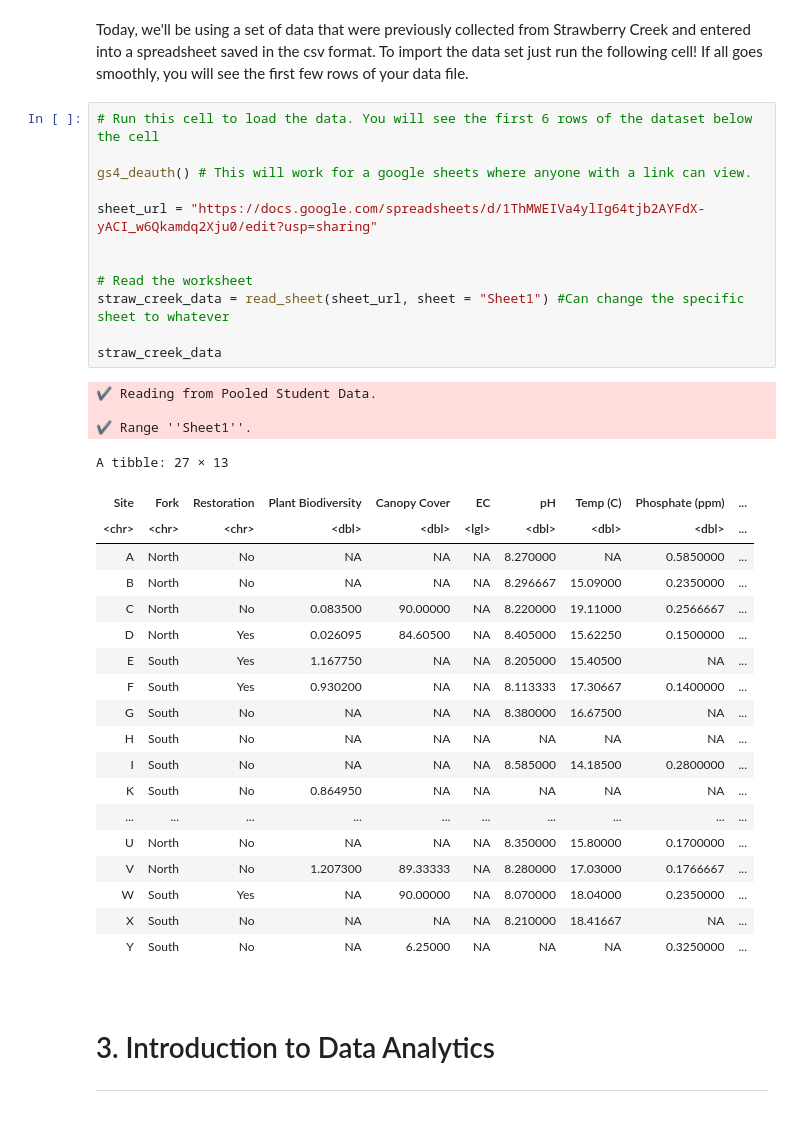
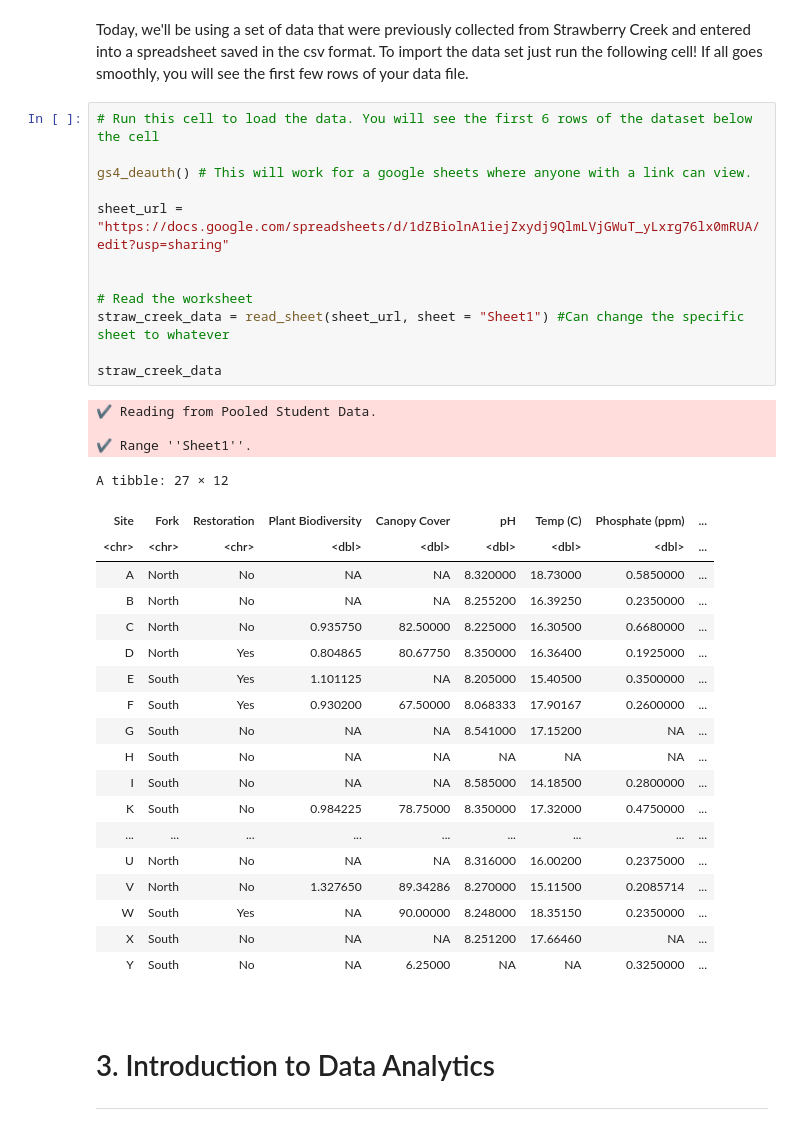
Before and after one commit to ds-modules/Bio-1B, a Jupyter notebook: Strawberry Creek/updated_straw_creek_lab_SP26.ipynb, the cells around one changed output. Cells and saved outputs as stored; diff of their text form.

```diff
--- a/Strawberry Creek/updated_straw_creek_lab_SP26.ipynb
+++ b/Strawberry Creek/updated_straw_creek_lab_SP26.ipynb
@@ -88,38 +88,38 @@ Today, we'll be using a set of data that were previously collected from Strawber
 # %%
 # Run this cell to load the data. You will see the first 6 rows of the dataset below the cell
 
 gs4_deauth() # This will work for a google sheets where anyone with a link can view.
 
-sheet_url = "https://docs.google.com/spreadsheets/d/1ThMWEIVa4ylIg64tjb2AYFdX-yACI_w6Qkamdq2Xju0/edit?usp=sharing"
+sheet_url = "https://docs.google.com/spreadsheets/d/1dZBiolnA1iejZxydj9QlmLVjGWuT_yLxrg76lx0mRUA/edit?usp=sharing"
 
 
 # Read the worksheet
 straw_creek_data = read_sheet(sheet_url, sheet = "Sheet1") #Can change the specific sheet to whatever
 
 straw_creek_data
 # %% [output]
 ✔ Reading from Pooled Student Data.
 
 ✔ Range ''Sheet1''.
-A tibble: 27 × 13
+A tibble: 27 × 12
-| Site | Fork | Restoration | Plant Biodiversity | Canopy Cover | EC | pH | Temp (C) | Phosphate (ppm) | ... |
-| <chr> | <chr> | <chr> | <dbl> | <dbl> | <lgl> | <dbl> | <dbl> | <dbl> | ... |
-| A | North | No | NA | NA | NA | 8.270000 | NA | 0.5850000 | ... |
-| B | North | No | NA | NA | NA | 8.296667 | 15.09000 | 0.2350000 | ... |
-| C | North | No | 0.083500 | 90.00000 | NA | 8.220000 | 19.11000 | 0.2566667 | ... |
-| D | North | Yes | 0.026095 | 84.60500 | NA | 8.405000 | 15.62250 | 0.1500000 | ... |
-| E | South | Yes | 1.167750 | NA | NA | 8.205000 | 15.40500 | NA | ... |
-| F | South | Yes | 0.930200 | NA | NA | 8.113333 | 17.30667 | 0.1400000 | ... |
-| G | South | No | NA | NA | NA | 8.380000 | 16.67500 | NA | ... |
-| H | South | No | NA | NA | NA | NA | NA | NA | ... |
-| I | South | No | NA | NA | NA | 8.585000 | 14.18500 | 0.2800000 | ... |
-| K | South | No | 0.864950 | NA | NA | NA | NA | NA | ... |
-| ... | ... | ... | ... | ... | ... | ... | ... | ... | ... |
-| U | North | No | NA | NA | NA | 8.350000 | 15.80000 | 0.1700000 | ... |
-| V | North | No | 1.207300 | 89.33333 | NA | 8.280000 | 17.03000 | 0.1766667 | ... |
-| W | South | Yes | NA | 90.00000 | NA | 8.070000 | 18.04000 | 0.2350000 | ... |
-| X | South | No | NA | NA | NA | 8.210000 | 18.41667 | NA | ... |
-| Y | South | No | NA | 6.25000 | NA | NA | NA | 0.3250000 | ... |
+| Site | Fork | Restoration | Plant Biodiversity | Canopy Cover | pH | Temp (C) | Phosphate (ppm) | ... |
+| <chr> | <chr> | <chr> | <dbl> | <dbl> | <dbl> | <dbl> | <dbl> | ... |
+| A | North | No | NA | NA | 8.320000 | 18.73000 | 0.5850000 | ... |
+| B | North | No | NA | NA | 8.255200 | 16.39250 | 0.2350000 | ... |
+| C | North | No | 0.935750 | 82.50000 | 8.225000 | 16.30500 | 0.6680000 | ... |
+| D | North | Yes | 0.804865 | 80.67750 | 8.350000 | 16.36400 | 0.1925000 | ... |
+| E | South | Yes | 1.101125 | NA | 8.205000 | 15.40500 | 0.3500000 | ... |
+| F | South | Yes | 0.930200 | 67.50000 | 8.068333 | 17.90167 | 0.2600000 | ... |
+| G | South | No | NA | NA | 8.541000 | 17.15200 | NA | ... |
+| H | South | No | NA | NA | NA | NA | NA | ... |
+| I | South | No | NA | NA | 8.585000 | 14.18500 | 0.2800000 | ... |
+| K | South | No | 0.984225 | 78.75000 | 8.350000 | 17.32000 | 0.4750000 | ... |
+| ... | ... | ... | ... | ... | ... | ... | ... | ... |
+| U | North | No | NA | NA | 8.316000 | 16.00200 | 0.2375000 | ... |
+| V | North | No | 1.327650 | 89.34286 | 8.270000 | 15.11500 | 0.2085714 | ... |
+| W | South | Yes | NA | 90.00000 | 8.248000 | 18.35150 | 0.2350000 | ... |
+| X | South | No | NA | NA | 8.251200 | 17.66460 | NA | ... |
+| Y | South | No | NA | 6.25000 | NA | NA | 0.3250000 | ... |
 # %% [markdown]
 <br>
 
```
Also changed, not shown: parts of 11 cells of this notebook, 2 other files.
